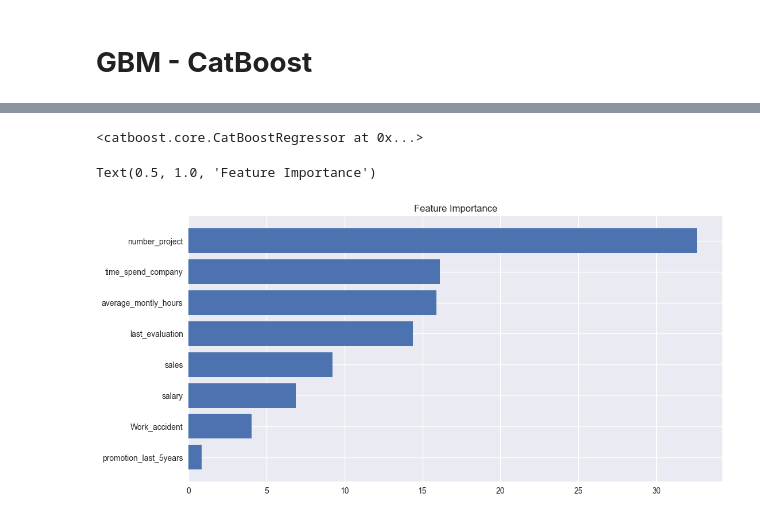
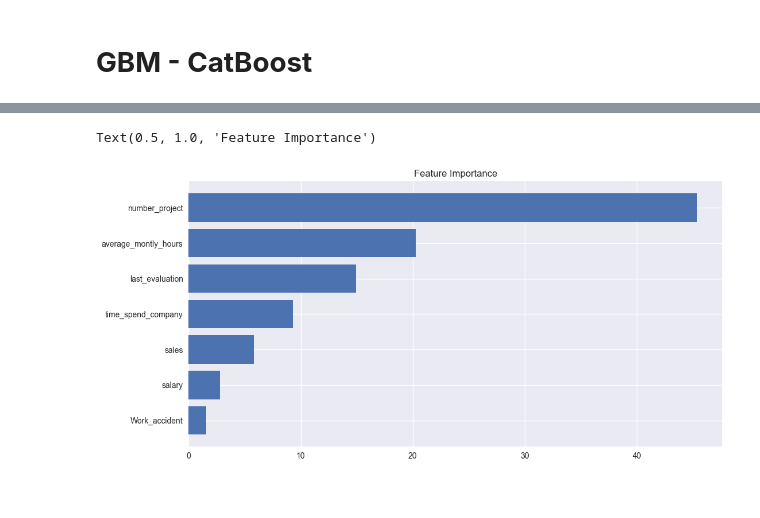
Before and after one commit to monsterveaf/Cat_Model, a Jupyter notebook: Model.ipynb, the cells around one changed output, grey strips where cells are left out. Cells and saved outputs as stored; diff of their text form; code cells hidden in the pictures.

Commit message:
Perspective model hyperparameters

```diff
--- a/Model.ipynb
+++ b/Model.ipynb
@@ -236,0 +257,19 @@ optuna.visualization.plot_param_importances(study)
+# %%
+# Creating CV
+
+cat_train_data = Pool(
+    data = cat_data[features],
+    label = cat_data[target],
+    cat_features = categorical_indicies,
+)
+
+cv_data = cv(
+    pool = cat_train_data,
+    params = params,
+    fold_count = 5,
+    shuffle = True,
+    partition_random_seed = 777,
+    plot = True,
+    stratified = True,
+    verbose = False
+)
@@ -240,5 +298,7 @@ optuna.visualization.plot_param_importances(study)
 cat_model = CatBoostRegressor(loss_function = 'RMSE',
                         random_state = 777,
                         od_type = "Iter",
-                        per_float_feature_quantization = '0:border_count=1024',
+                        od_wait = 25,
                         **study.best_trial.params)
+
+cat_model.fit(cat_train_data, verbose = False)
@@ -247,24 +305,12 @@ CV
-# %%
-# Creating train Pool
-
-cat_train_data = Pool(
-    data = training_set[features],
-    label = training_set[target],
-    cat_features = categorical_indicies,
-)
-
-cat_model.fit(cat_train_data)
-# %% [output]
-<catboost.core.CatBoostRegressor at 0x...>
 # %%
 # Plotting feature importance
 
 feature_importance = cat_model.feature_importances_
 sorted_idx = np.argsort(feature_importance)
 
 fig = plt.figure(figsize=(12, 6))
-plt.barh(np.array(categorical_indicies)[sorted_idx], feature_importance[sorted_idx])
+plt.barh(np.array(features)[sorted_idx], feature_importance[sorted_idx])
 plt.title('Feature Importance')
 # %% [output]
 Text(0.5, 1.0, 'Feature Importance')
-[figure, old version]
+[figure, new version]
```
Also changed, not shown: parts of 9 cells of this notebook, 31 other files.
